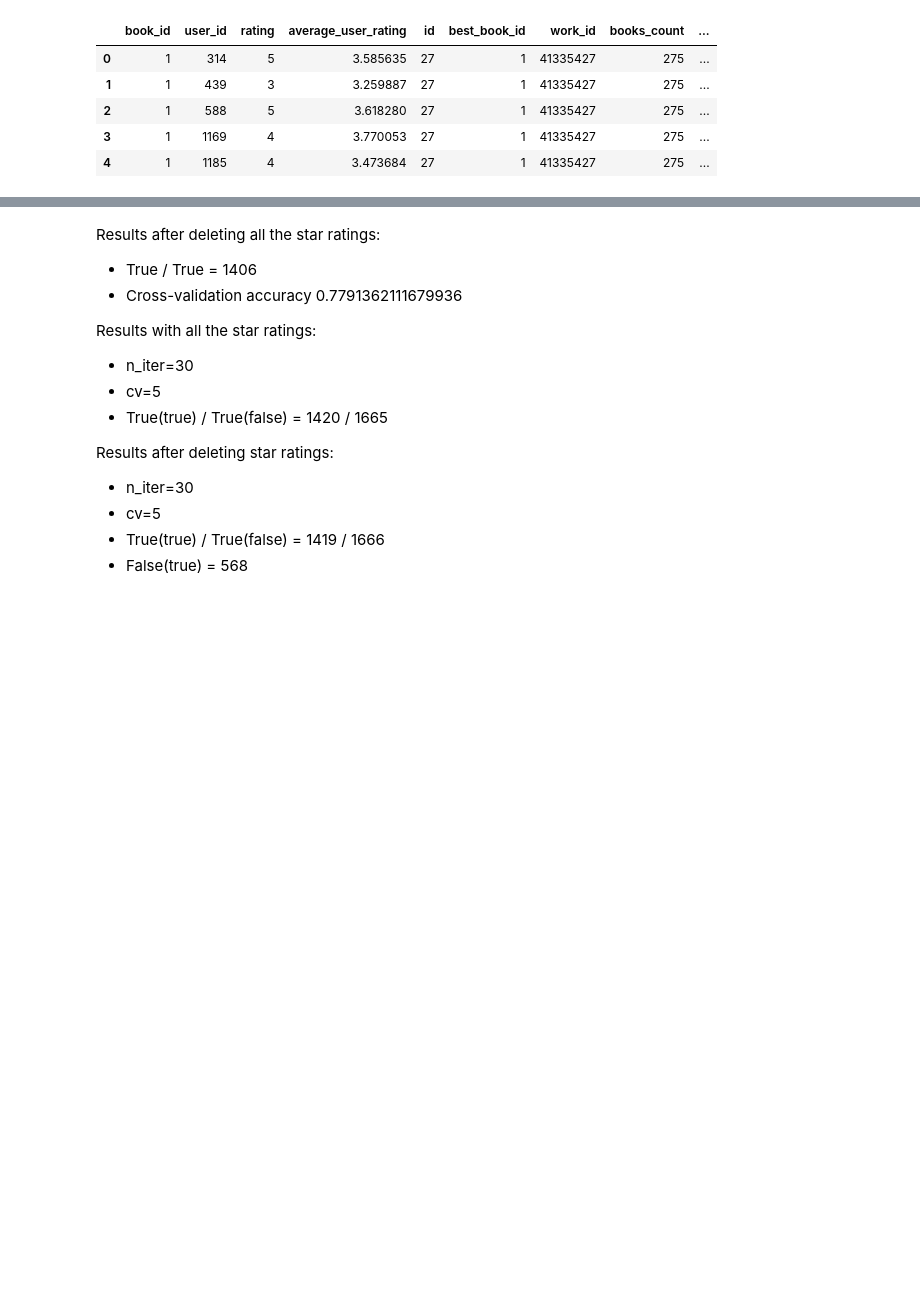
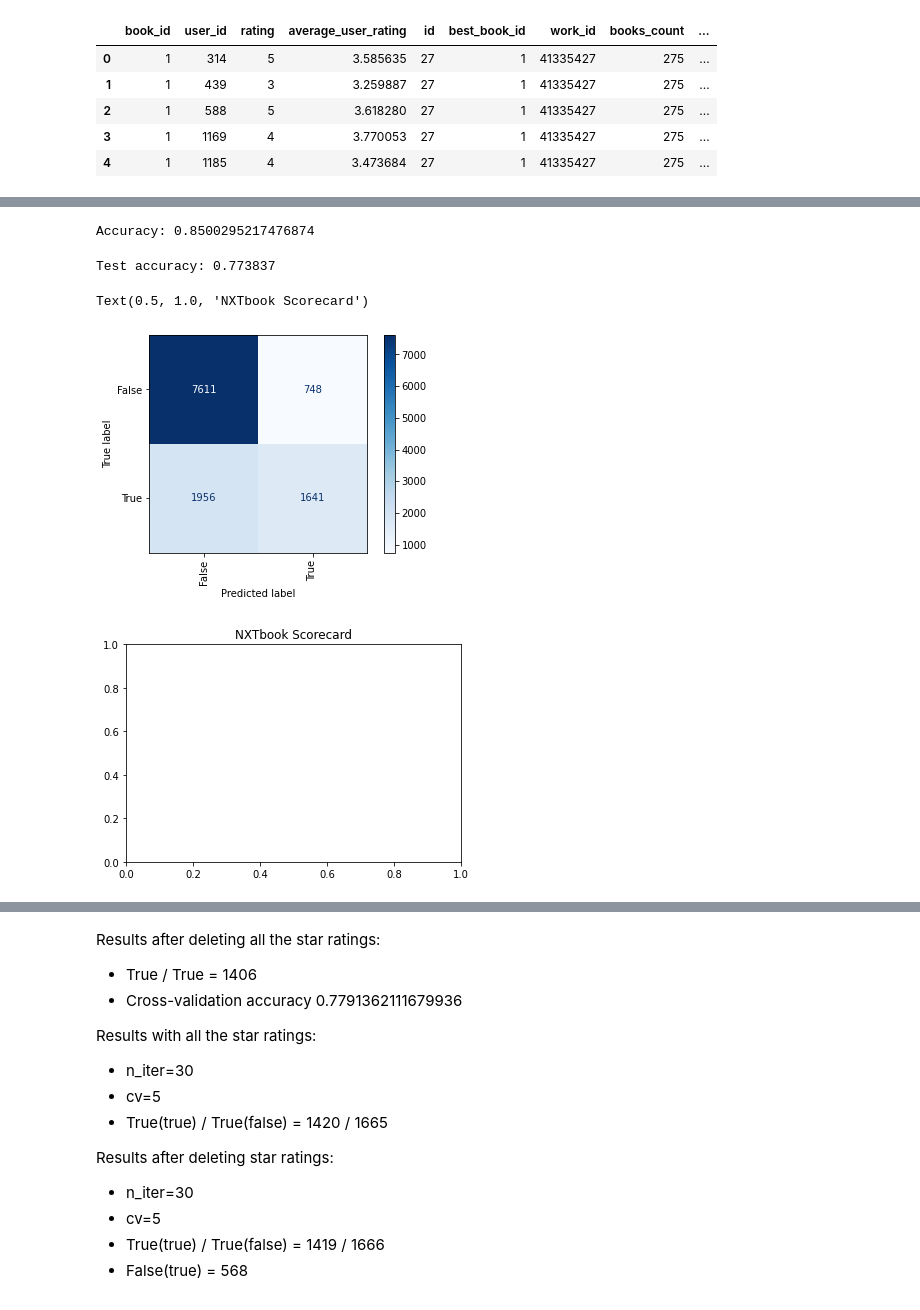
Before and after one commit to charlie-may86/Book-Model, a Jupyter notebook: book_model.ipynb, the cells around one changed output, grey strips where cells are left out. Saved outputs shown, nothing was run; the diff lists cells and outputs as text; code cells hidden in the pictures; blank space fills up the shorter version.

```diff
--- a/book_model.ipynb
+++ b/book_model.ipynb
@@ -298,6 +319,34 @@ pipeline = make_pipeline(
                            max_features=0.2978042480039582, min_samples_leaf=3,
                            min_samples_split=6, n_estimators=78)
 )
+# %%
+#validate the model
+pipeline.fit(X_val, y_val)
+print(f'Accuracy: {pipeline.score(X_val, y_val)}')
+# %% [output]
+Accuracy: 0.8500295217476874
+# %%
+from sklearn.metrics import accuracy_score
+y_pred = pipeline.predict(X_test)
+accuracy = accuracy_score(y_test, y_pred)
+print(f'Test accuracy: {accuracy:,.6f}')
+# %% [output]
+Test accuracy: 0.773837
+# %%
+#Check the results
+# from sklearn.metrics import plot_confusion_matrix
+
+
+confusion_matrix = plot_confusion_matrix(pipeline, X_test, y_test,
+                                         values_format='.0f', xticks_rotation='vertical', cmap="Blues");
+fig = plt.figure()
+plt.title('NXTbook Scorecard')
+
+# plt.savefig('confusion.png', dpi=300)
+# %% [output]
+Text(0.5, 1.0, 'NXTbook Scorecard')
+[figure, added]
+[figure, added]
 # %%
 features = ['ratings_count', 'average_rating']
 
```
Also changed, not shown: parts of 35 cells of this notebook.
